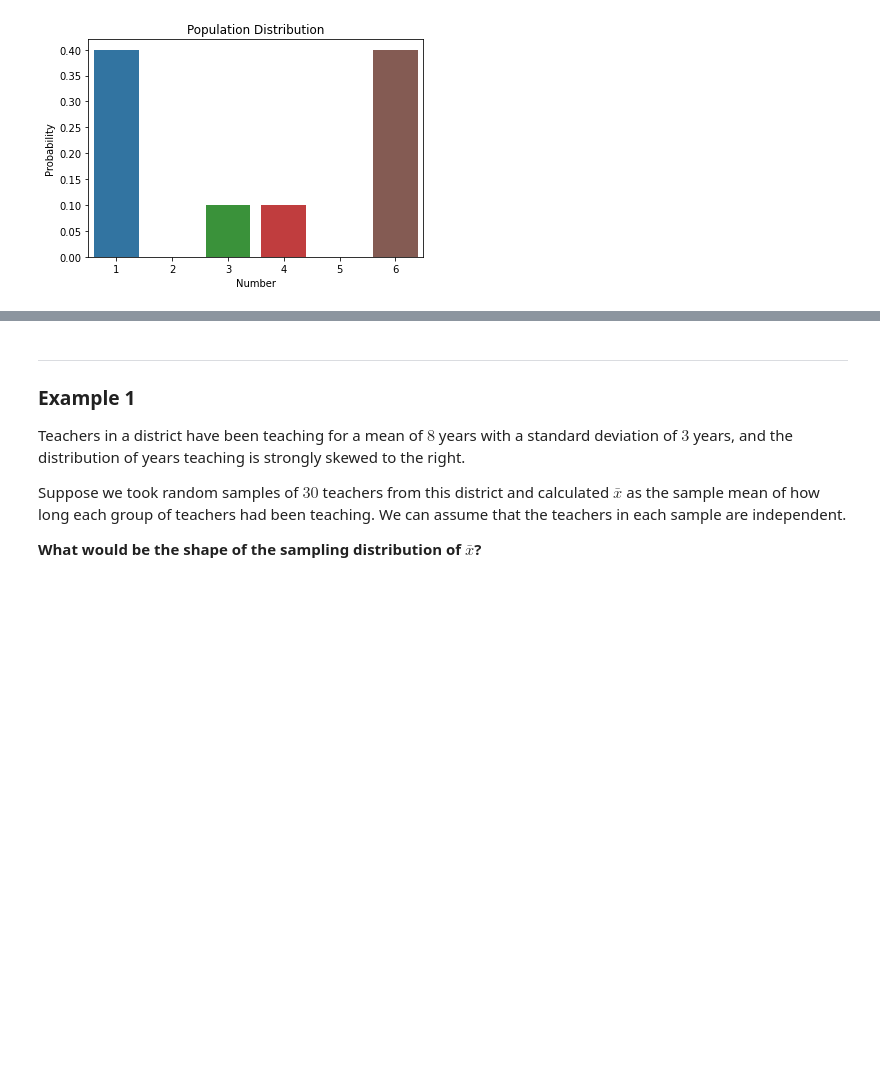
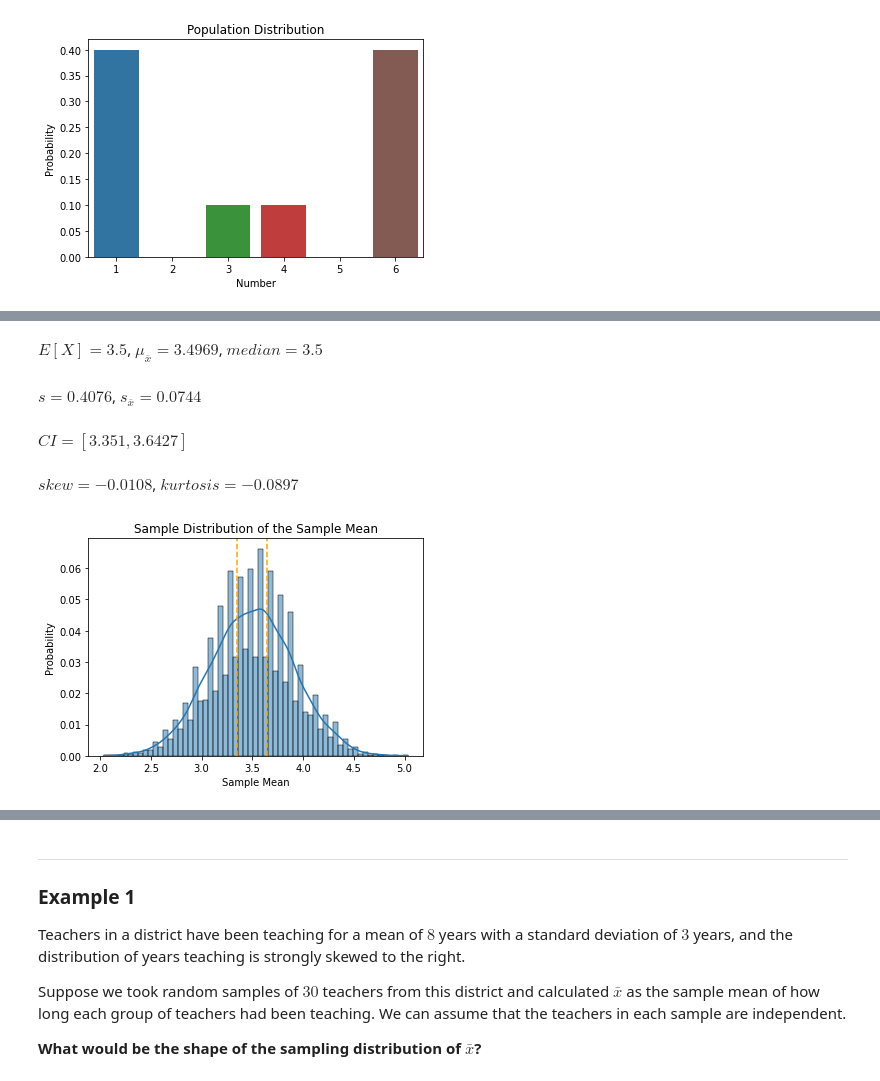
Before and after one commit to ZacksAmber/-probability-and-statistics, a Jupyter notebook: smapling_distributions.ipynb, the cells around one changed output, grey strips where cells are left out. Saved outputs shown, nothing was run; the diff lists cells and outputs as text; code cells hidden in the pictures; blank space fills up the shorter version.

```diff
--- a/smapling_distributions.ipynb
+++ b/smapling_distributions.ipynb
@@ -407,3 +443,12 @@ $kurtosis = -0.05$
+# %%
+# for n = 30
+histogram(X=X, n=30, P=P, n_trials=10000)
+# %% [output]
+$E[X] = 3.5$, $\mu_{\overline x} = $$3.4969$, $median = 3.5$
+$s = 0.4076$, $s_{\overline x} = $$0.0744$
+$CI = [3.351, 3.6427]$
+$skew = -0.0108$, $kurtosis = -0.0897$
+[figure, added]
 # %%
 # for n = 100
 histogram(X=X, n=100, P=P, n_trials=10000)
```
Also changed, not shown: parts of 16 cells of this notebook, 12 other files.
